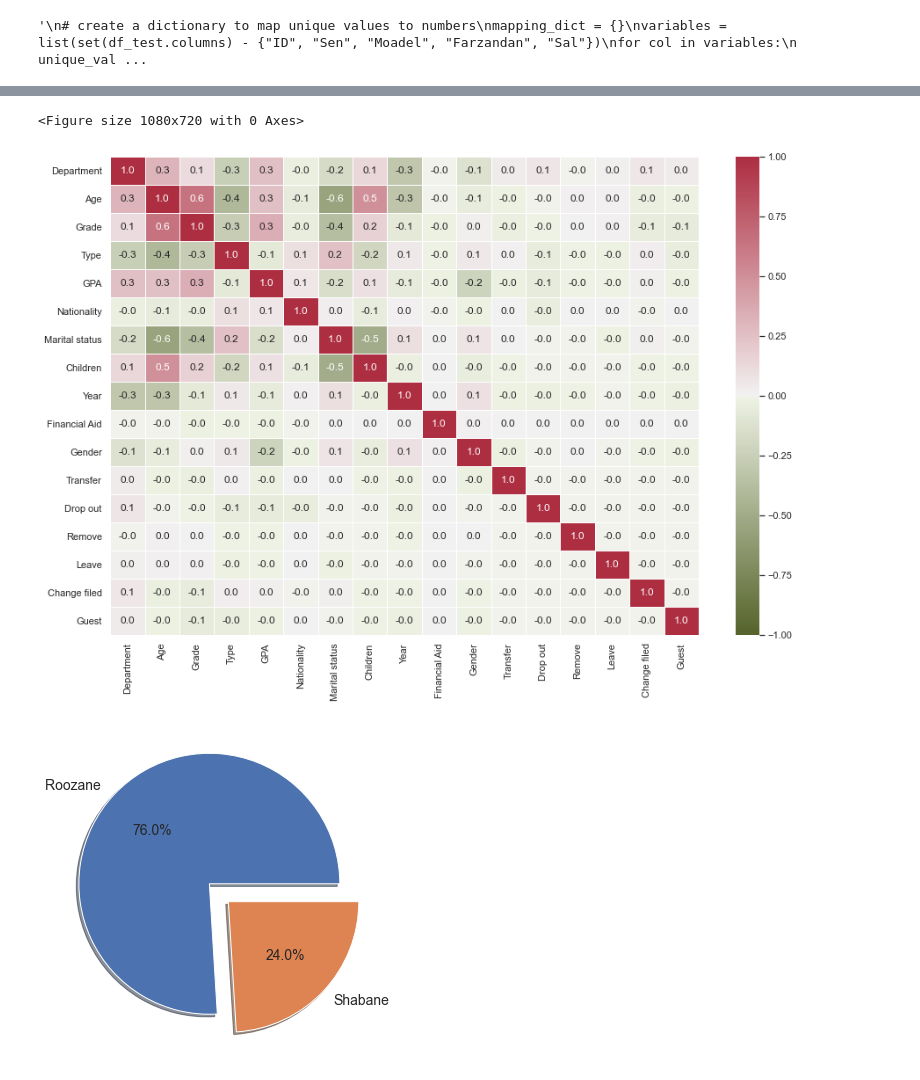
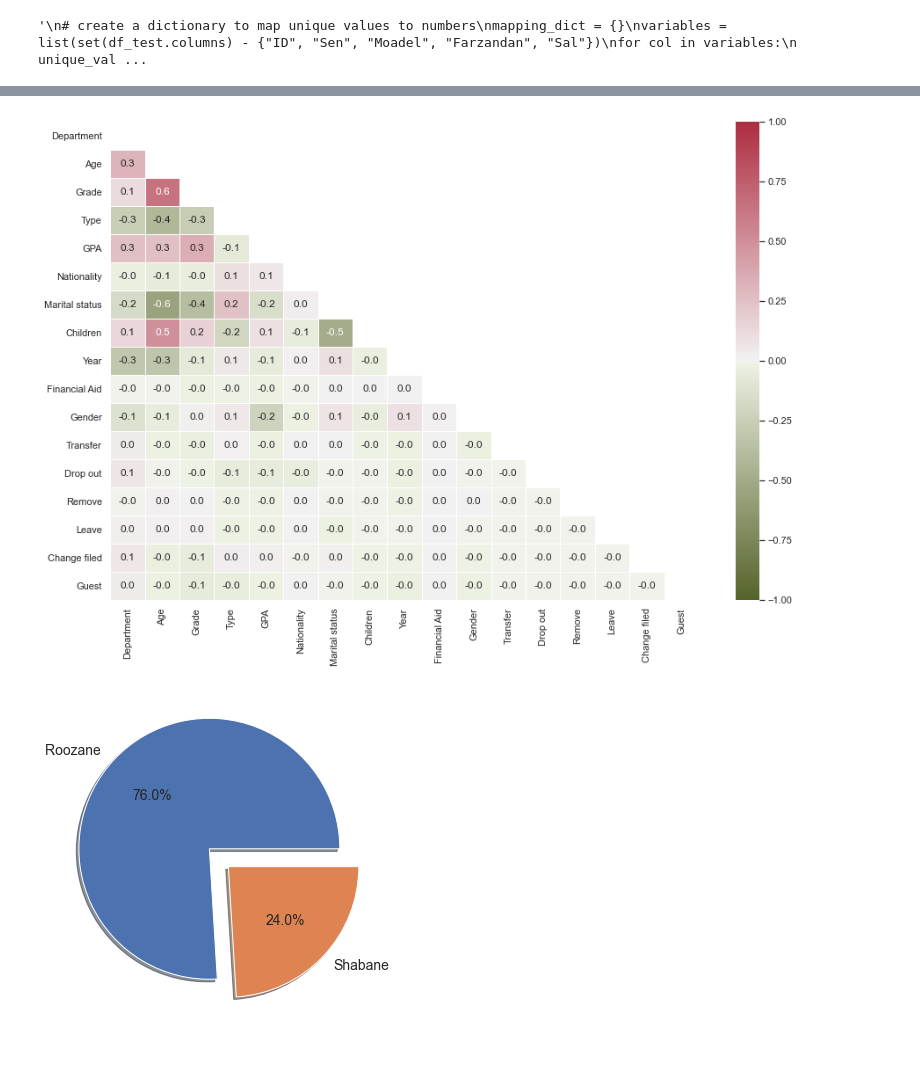
Before and after one commit to mghasemi19/ML_EconEduc, a Jupyter notebook: Type_classification.ipynb, the cells around one changed output, grey strips where cells are left out. Saved outputs shown, nothing was run; the diff lists cells and outputs as text; code cells hidden in the pictures.

```diff
--- a/Type_classification.ipynb
+++ b/Type_classification.ipynb
@@ -122,25 +139,23 @@ df_test.head()
 # %%
-plt.figure(figsize=(15,10))
 plt.figure(figsize=(15,10))
 sns.set_theme(style="white")
 
 # Getting the Upper Triangle of the co-relation matrix
 corr = df_test.corr()
 #matrix = np.triu(corr)
-#mask = np.triu(np.ones_like(corr, dtype=bool))
+mask = np.triu(np.ones_like(corr, dtype=bool))
 matrix = np.triu(np.ones_like(corr))
 
 
 cmap = sns.diverging_palette(100, 7, s=75, l=40,
                             n=5, center="light", as_cmap=True)
 
 #sns.heatmap(df_test.corr(), annot=True, linewidth=.5, vmin = -1, vmax = 1,cmap = plt.cm.CMRmap_r, fmt=".1f", mask=matrix);
-#sns.heatmap(df_test.corr(), annot=True, linewidth=.5, vmin = -1, vmax = 1,cmap = cmap, fmt=".1f", mask=matrix);
-sns.heatmap(df_test.corr(), annot=True, linewidth=.5, vmin = -1, vmax = 1,cmap = cmap, fmt=".1f");
+sns.heatmap(df_test.corr(), annot=True, linewidth=.5, vmin = -1, vmax = 1,cmap = cmap, fmt=".1f", mask=matrix);
+#sns.heatmap(df_test.corr(), annot=True, linewidth=.5, vmin = -1, vmax = 1,cmap = cmap, fmt=".1f");
 #sns.heatmap(df_test.corr(), annot=True, linewidth=.5, vmin = -1, vmax = 1, cmap="crest", fmt=".1f", mask=matrix);
 # %% [output]
-<Figure size 1080x720 with 0 Axes>
-[figure, old version]
+[figure, new version]
 # %%
 plt.figure(figsize=(8,6))
 counts_male = df_test[df_test['Type']==1].shape[0]
```
Also changed, not shown: parts of 5 cells of this notebook.
